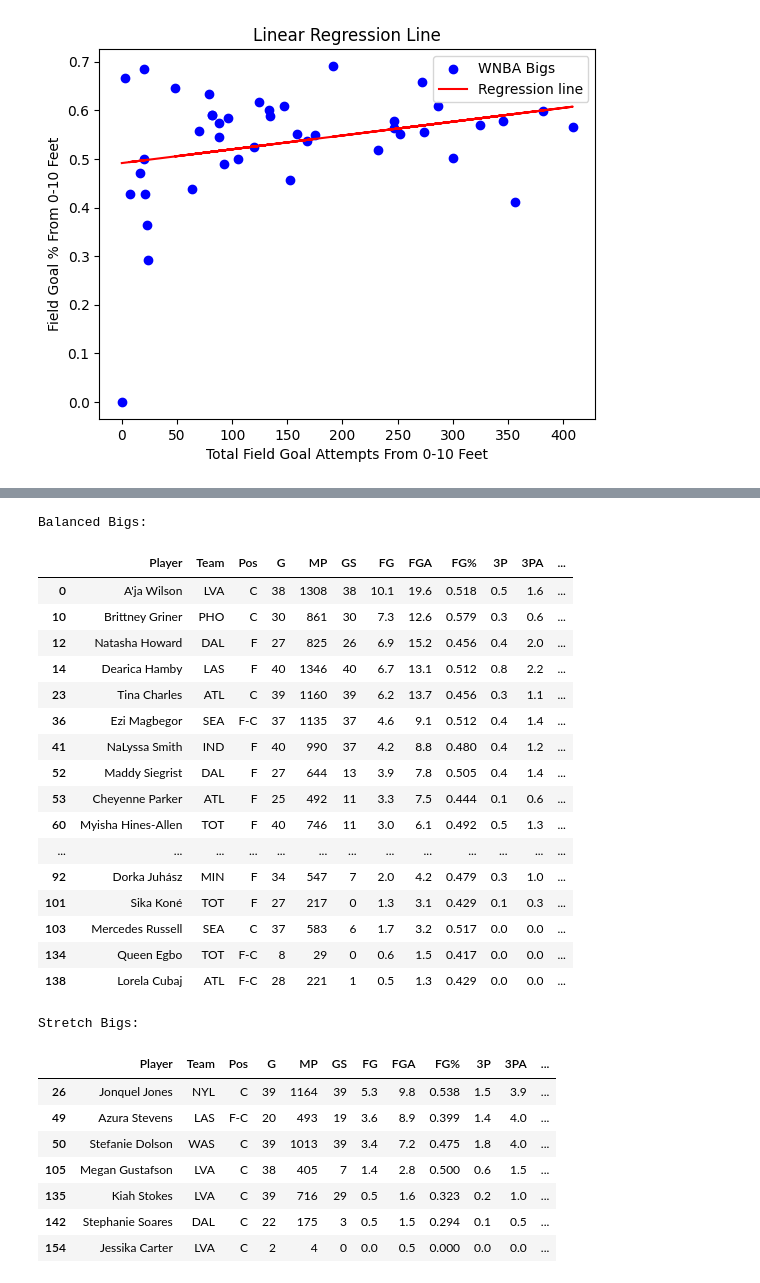
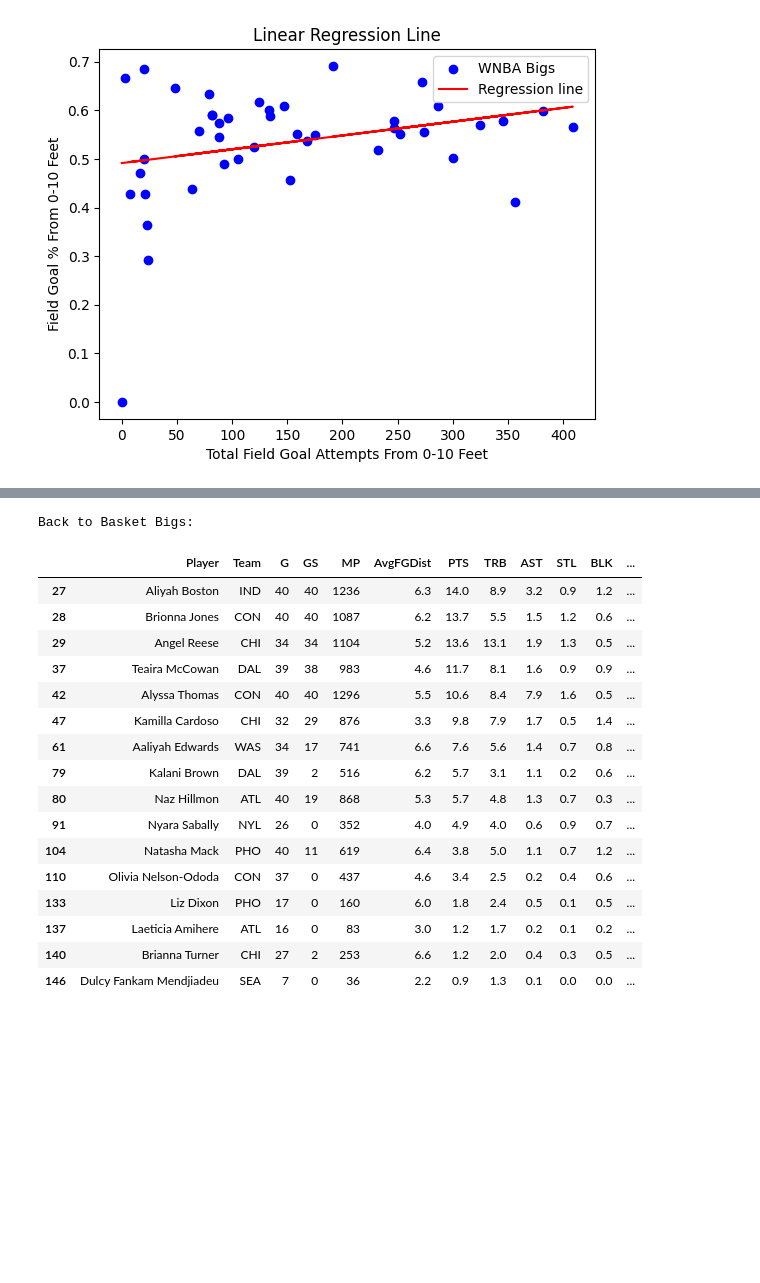
Before and after one commit to vtrackstar/Google-DA-Projects, a Jupyter notebook: 2024-wnba-bigs-linear-regression-and-kmeans.ipynb, the cells around one changed output, grey strips where cells are left out. Saved outputs shown, nothing was run; the diff lists cells and outputs as text; code cells hidden in the pictures; blank space fills up the shorter version.

```diff
--- a/2024-wnba-bigs-linear-regression-and-kmeans.ipynb
+++ b/2024-wnba-bigs-linear-regression-and-kmeans.ipynb
@@ -247,35 +225,22 @@ Back to Basket Bigs:
-# %%
-print("\nBalanced Bigs:")
-Sbigs_bal
-# %% [output]
-Balanced Bigs:
-|  | Player | Team | Pos | G | MP | GS | FG | FGA | FG% | 3P | 3PA | ... |
-| 0 | A'ja Wilson | LVA | C | 38 | 1308 | 38 | 10.1 | 19.6 | 0.518 | 0.5 | 1.6 | ... |
-| 10 | Brittney Griner | PHO | C | 30 | 861 | 30 | 7.3 | 12.6 | 0.579 | 0.3 | 0.6 | ... |
-| 12 | Natasha Howard | DAL | F | 27 | 825 | 26 | 6.9 | 15.2 | 0.456 | 0.4 | 2.0 | ... |
-| 14 | Dearica Hamby | LAS | F | 40 | 1346 | 40 | 6.7 | 13.1 | 0.512 | 0.8 | 2.2 | ... |
-| 23 | Tina Charles | ATL | C | 39 | 1160 | 39 | 6.2 | 13.7 | 0.456 | 0.3 | 1.1 | ... |
-| 36 | Ezi Magbegor | SEA | F-C | 37 | 1135 | 37 | 4.6 | 9.1 | 0.512 | 0.4 | 1.4 | ... |
-| 41 | NaLyssa Smith | IND | F | 40 | 990 | 37 | 4.2 | 8.8 | 0.480 | 0.4 | 1.2 | ... |
-| 52 | Maddy Siegrist | DAL | F | 27 | 644 | 13 | 3.9 | 7.8 | 0.505 | 0.4 | 1.4 | ... |
-| 53 | Cheyenne Parker | ATL | F | 25 | 492 | 11 | 3.3 | 7.5 | 0.444 | 0.1 | 0.6 | ... |
-| 60 | Myisha Hines-Allen | TOT | F | 40 | 746 | 11 | 3.0 | 6.1 | 0.492 | 0.5 | 1.3 | ... |
-| ... | ... | ... | ... | ... | ... | ... | ... | ... | ... | ... | ... | ... |
-| 92 | Dorka Juhász | MIN | F | 34 | 547 | 7 | 2.0 | 4.2 | 0.479 | 0.3 | 1.0 | ... |
-| 101 | Sika Koné | TOT | F | 27 | 217 | 0 | 1.3 | 3.1 | 0.429 | 0.1 | 0.3 | ... |
-| 103 | Mercedes Russell | SEA | C | 37 | 583 | 6 | 1.7 | 3.2 | 0.517 | 0.0 | 0.0 | ... |
-| 134 | Queen Egbo | TOT | F-C | 8 | 29 | 0 | 0.6 | 1.5 | 0.417 | 0.0 | 0.0 | ... |
-| 138 | Lorela Cubaj | ATL | F-C | 28 | 221 | 1 | 0.5 | 1.3 | 0.429 | 0.0 | 0.0 | ... |
-# %%
-print("\nStretch Bigs:")
-Sbigs_stretch
-# %% [output]
-Stretch Bigs:
-|  | Player | Team | Pos | G | MP | GS | FG | FGA | FG% | 3P | 3PA | ... |
-| 26 | Jonquel Jones | NYL | C | 39 | 1164 | 39 | 5.3 | 9.8 | 0.538 | 1.5 | 3.9 | ... |
-| 49 | Azura Stevens | LAS | F-C | 20 | 493 | 19 | 3.6 | 8.9 | 0.399 | 1.4 | 4.0 | ... |
-| 50 | Stefanie Dolson | WAS | C | 39 | 1013 | 39 | 3.4 | 7.2 | 0.475 | 1.8 | 4.0 | ... |
-| 105 | Megan Gustafson | LVA | C | 38 | 405 | 7 | 1.4 | 2.8 | 0.500 | 0.6 | 1.5 | ... |
-| 135 | Kiah Stokes | LVA | C | 39 | 716 | 29 | 0.5 | 1.6 | 0.323 | 0.2 | 1.0 | ... |
-| 142 | Stephanie Soares | DAL | C | 22 | 175 | 3 | 0.5 | 1.5 | 0.294 | 0.1 | 0.5 | ... |
-| 154 | Jessika Carter | LVA | C | 2 | 4 | 0 | 0.0 | 0.5 | 0.000 | 0.0 | 0.0 | ... |
+# %%
+print("\nBack to Basket Bigs:")
+Sbigs_b2b[['Player', 'Team', 'G', 'GS', 'MP', 'AvgFGDist', 'PTS', 'TRB', 'AST', 'STL', 'BLK', 'TOV', 'FT%', '%FGA_0-10', 'FG%_0-10', '%FGA_3P', '3PA', '3P%', 'PER', 'USG%', 'WS', 'ShootFoulDrawn', 'OffFoulCmtd', 'And1s']]
+# %% [output]
+Back to Basket Bigs:
+|  | Player | Team | G | GS | MP | AvgFGDist | PTS | TRB | AST | STL | BLK | ... |
+| 27 | Aliyah Boston | IND | 40 | 40 | 1236 | 6.3 | 14.0 | 8.9 | 3.2 | 0.9 | 1.2 | ... |
+| 28 | Brionna Jones | CON | 40 | 40 | 1087 | 6.2 | 13.7 | 5.5 | 1.5 | 1.2 | 0.6 | ... |
+| 29 | Angel Reese | CHI | 34 | 34 | 1104 | 5.2 | 13.6 | 13.1 | 1.9 | 1.3 | 0.5 | ... |
+| 37 | Teaira McCowan | DAL | 39 | 38 | 983 | 4.6 | 11.7 | 8.1 | 1.6 | 0.9 | 0.9 | ... |
+| 42 | Alyssa Thomas | CON | 40 | 40 | 1296 | 5.5 | 10.6 | 8.4 | 7.9 | 1.6 | 0.5 | ... |
+| 47 | Kamilla Cardoso | CHI | 32 | 29 | 876 | 3.3 | 9.8 | 7.9 | 1.7 | 0.5 | 1.4 | ... |
+| 61 | Aaliyah Edwards | WAS | 34 | 17 | 741 | 6.6 | 7.6 | 5.6 | 1.4 | 0.7 | 0.8 | ... |
+| 79 | Kalani Brown | DAL | 39 | 2 | 516 | 6.2 | 5.7 | 3.1 | 1.1 | 0.2 | 0.6 | ... |
+| 80 | Naz Hillmon | ATL | 40 | 19 | 868 | 5.3 | 5.7 | 4.8 | 1.3 | 0.7 | 0.3 | ... |
+| 91 | Nyara Sabally | NYL | 26 | 0 | 352 | 4.0 | 4.9 | 4.0 | 0.6 | 0.9 | 0.7 | ... |
+| 104 | Natasha Mack | PHO | 40 | 11 | 619 | 6.4 | 3.8 | 5.0 | 1.1 | 0.7 | 1.2 | ... |
+| 110 | Olivia Nelson-Ododa | CON | 37 | 0 | 437 | 4.6 | 3.4 | 2.5 | 0.2 | 0.4 | 0.6 | ... |
+| 133 | Liz Dixon | PHO | 17 | 0 | 160 | 6.0 | 1.8 | 2.4 | 0.5 | 0.1 | 0.5 | ... |
+| 137 | Laeticia Amihere | ATL | 16 | 0 | 83 | 3.0 | 1.2 | 1.7 | 0.2 | 0.1 | 0.2 | ... |
+| 140 | Brianna Turner | CHI | 27 | 2 | 253 | 6.6 | 1.2 | 2.0 | 0.4 | 0.3 | 0.5 | ... |
+| 146 | Dulcy Fankam Mendjiadeu | SEA | 7 | 0 | 36 | 2.2 | 0.9 | 1.3 | 0.1 | 0.0 | 0.0 | ... |
```
Also changed, not shown: parts of 4 cells of this notebook.
